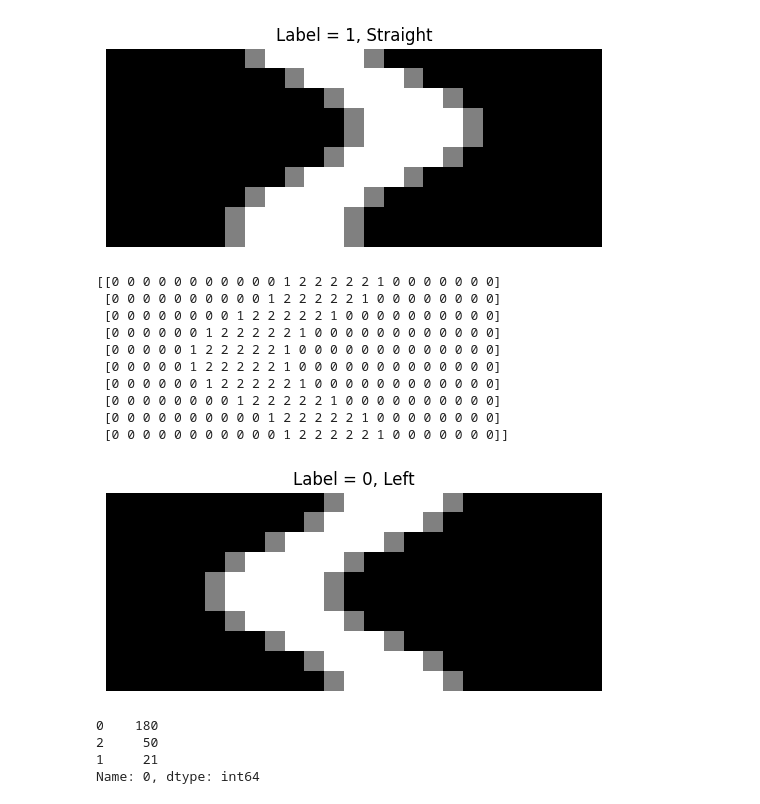
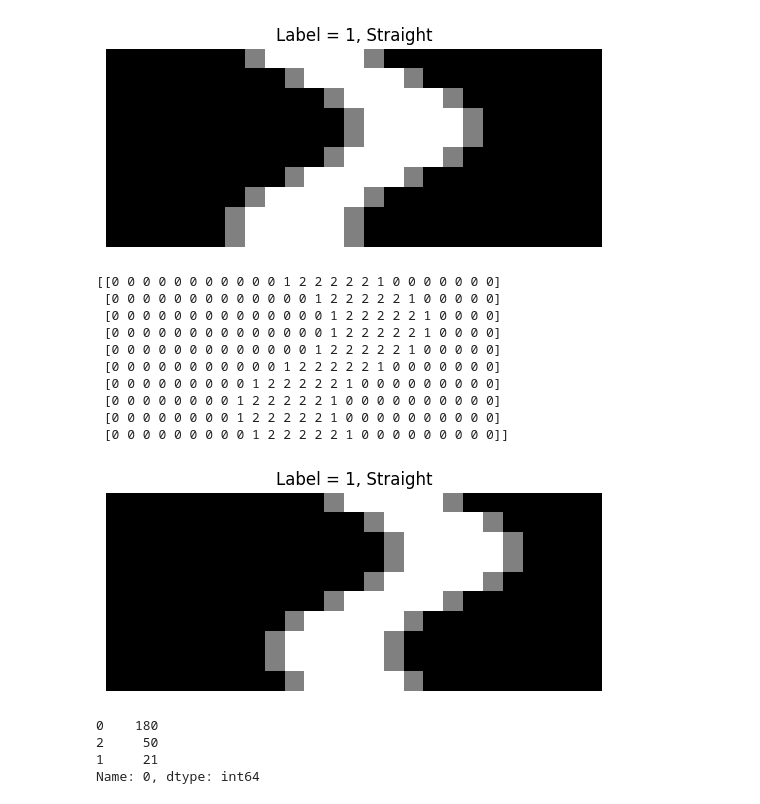
Before and after one commit to dbaldwin/Databot-Machine-Learning, a Jupyter notebook: examples/driving/DrivingExample.ipynb, the cells around one changed output. Saved outputs shown, nothing was run; the diff lists cells and outputs as text; code cells hidden in the pictures.

```diff
--- a/examples/driving/DrivingExample.ipynb
+++ b/examples/driving/DrivingExample.ipynb
@@ -149,20 +149,20 @@ show_road(df.values[row][1:], "Label = {}, {}".format(df.values[row][0], directi
  [0 0 0 0 0 0 1 2 2 2 2 2 1 0 0 0 0 0 0 0 0 0 0 0 0]]
 [figure]
 # %%
-row = 67
+row = 100
 show_road(df.values[row][1:], "Label = {}, {}".format(df.values[row][0], direction[df.values[row][0]]))
 # %% [output]
 [[0 0 0 0 0 0 0 0 0 0 0 1 2 2 2 2 2 1 0 0 0 0 0 0 0]
- [0 0 0 0 0 0 0 0 0 0 1 2 2 2 2 2 1 0 0 0 0 0 0 0 0]
+ [0 0 0 0 0 0 0 0 0 0 0 0 0 1 2 2 2 2 2 1 0 0 0 0 0]
+ [0 0 0 0 0 0 0 0 0 0 0 0 0 0 1 2 2 2 2 2 1 0 0 0 0]
+ [0 0 0 0 0 0 0 0 0 0 0 0 0 0 1 2 2 2 2 2 1 0 0 0 0]
+ [0 0 0 0 0 0 0 0 0 0 0 0 0 1 2 2 2 2 2 1 0 0 0 0 0]
+ [0 0 0 0 0 0 0 0 0 0 0 1 2 2 2 2 2 1 0 0 0 0 0 0 0]
+ [0 0 0 0 0 0 0 0 0 1 2 2 2 2 2 1 0 0 0 0 0 0 0 0 0]
  [0 0 0 0 0 0 0 0 1 2 2 2 2 2 1 0 0 0 0 0 0 0 0 0 0]
- [0 0 0 0 0 0 1 2 2 2 2 2 1 0 0 0 0 0 0 0 0 0 0 0 0]
- [0 0 0 0 0 1 2 2 2 2 2 1 0 0 0 0 0 0 0 0 0 0 0 0 0]
- [0 0 0 0 0 1 2 2 2 2 2 1 0 0 0 0 0 0 0 0 0 0 0 0 0]
- [0 0 0 0 0 0 1 2 2 2 2 2 1 0 0 0 0 0 0 0 0 0 0 0 0]
  [0 0 0 0 0 0 0 0 1 2 2 2 2 2 1 0 0 0 0 0 0 0 0 0 0]
- [0 0 0 0 0 0 0 0 0 0 1 2 2 2 2 2 1 0 0 0 0 0 0 0 0]
- [0 0 0 0 0 0 0 0 0 0 0 1 2 2 2 2 2 1 0 0 0 0 0 0 0]]
+ [0 0 0 0 0 0 0 0 0 1 2 2 2 2 2 1 0 0 0 0 0 0 0 0 0]]
-[figure, old version]
+[figure, new version]
 # %%
 # how many of each driving instruction did we collect?
 df.iloc[0].value_counts()
```
Also changed, not shown: parts of 6 cells of this notebook, 3 other files.
